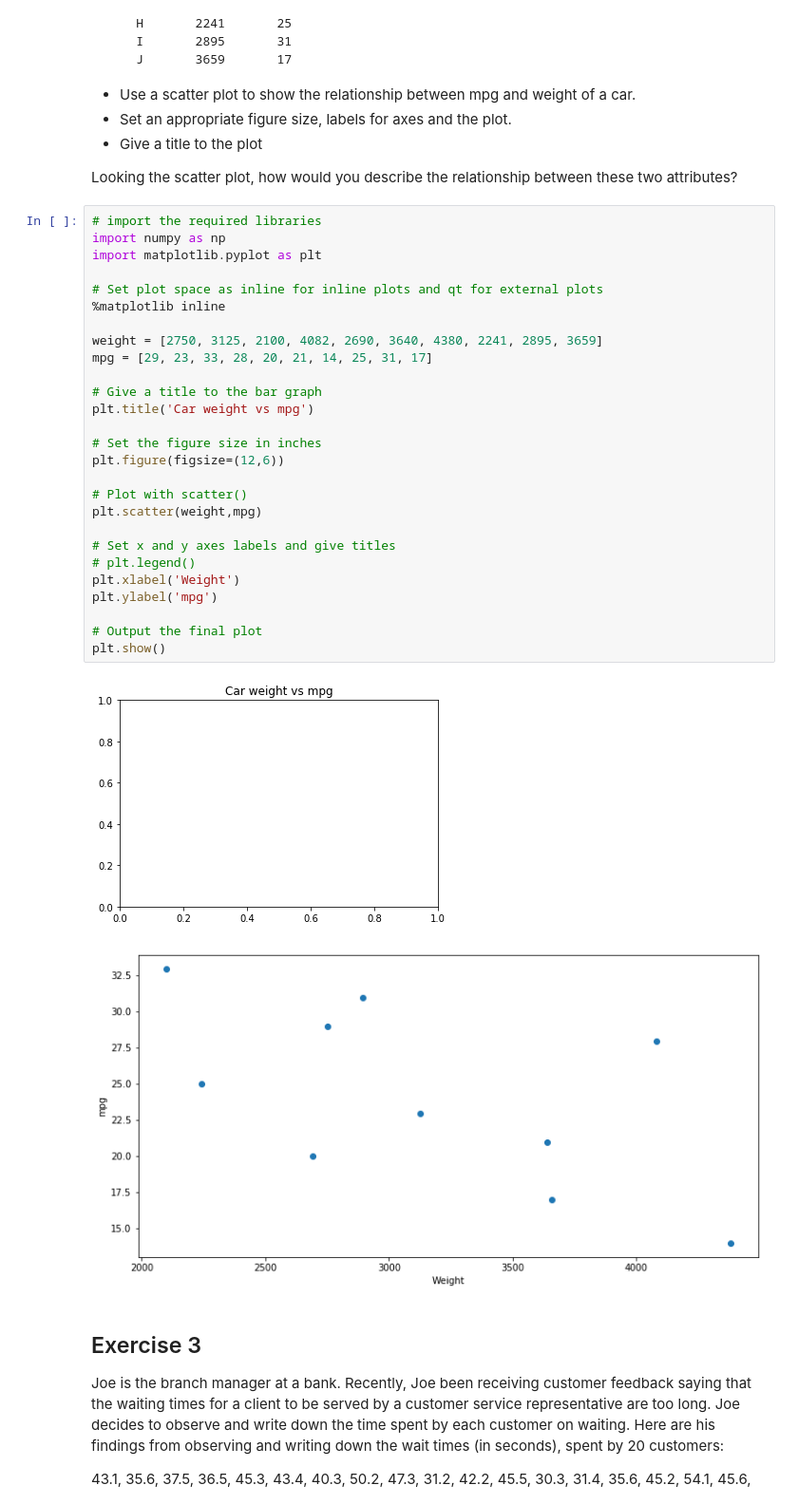
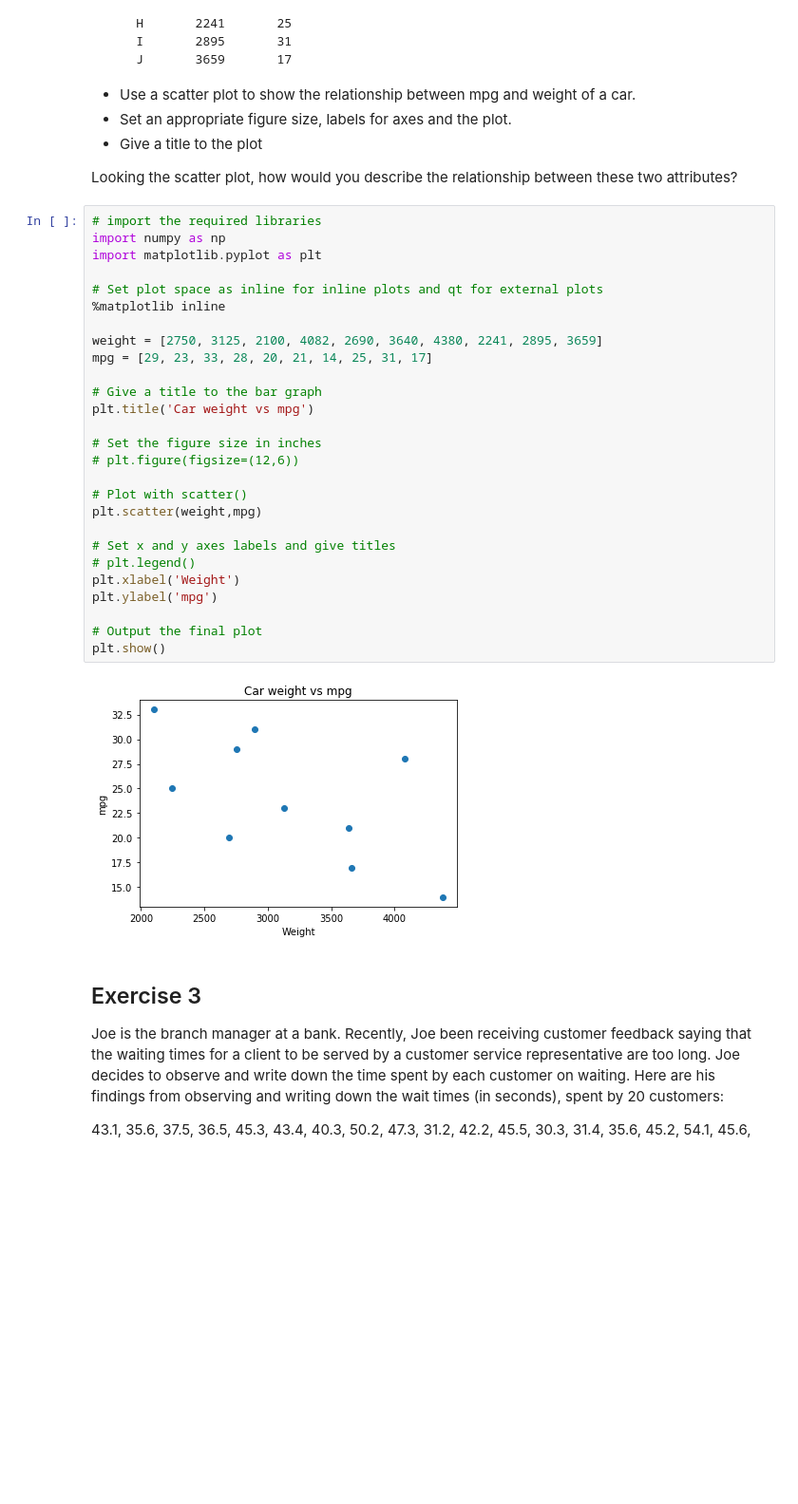
Before and after one commit to fleralle/dsc-data-viz-lab-houston-ds-042219, a Jupyter notebook: index.ipynb, the cells around one changed output. Shown at 95% size. Drawn from its saved outputs; the diff is of its cells as text; blank space fills up the shorter version.

```diff
--- a/index.ipynb
+++ b/index.ipynb
@@ -73,33 +73,32 @@ Looking the scatter plot, how would you describe the relationship between these
 # %%
 # import the required libraries
 import numpy as np
 import matplotlib.pyplot as plt
 
 # Set plot space as inline for inline plots and qt for external plots
 %matplotlib inline
 
 weight = [2750, 3125, 2100, 4082, 2690, 3640, 4380, 2241, 2895, 3659]
 mpg = [29, 23, 33, 28, 20, 21, 14, 25, 31, 17]
 
 # Give a title to the bar graph
 plt.title('Car weight vs mpg')
 
 # Set the figure size in inches
-plt.figure(figsize=(12,6))
+# plt.figure(figsize=(12,6))
 
 # Plot with scatter()
 plt.scatter(weight,mpg)
 
 # Set x and y axes labels and give titles
 # plt.legend()
 plt.xlabel('Weight')
 plt.ylabel('mpg')
 
 # Output the final plot
 plt.show()
 # %% [output]
-[figure, old version]
+[figure, new version]
-[figure, removed]
 # %% [markdown]
 ## Exercise 3
 
```
